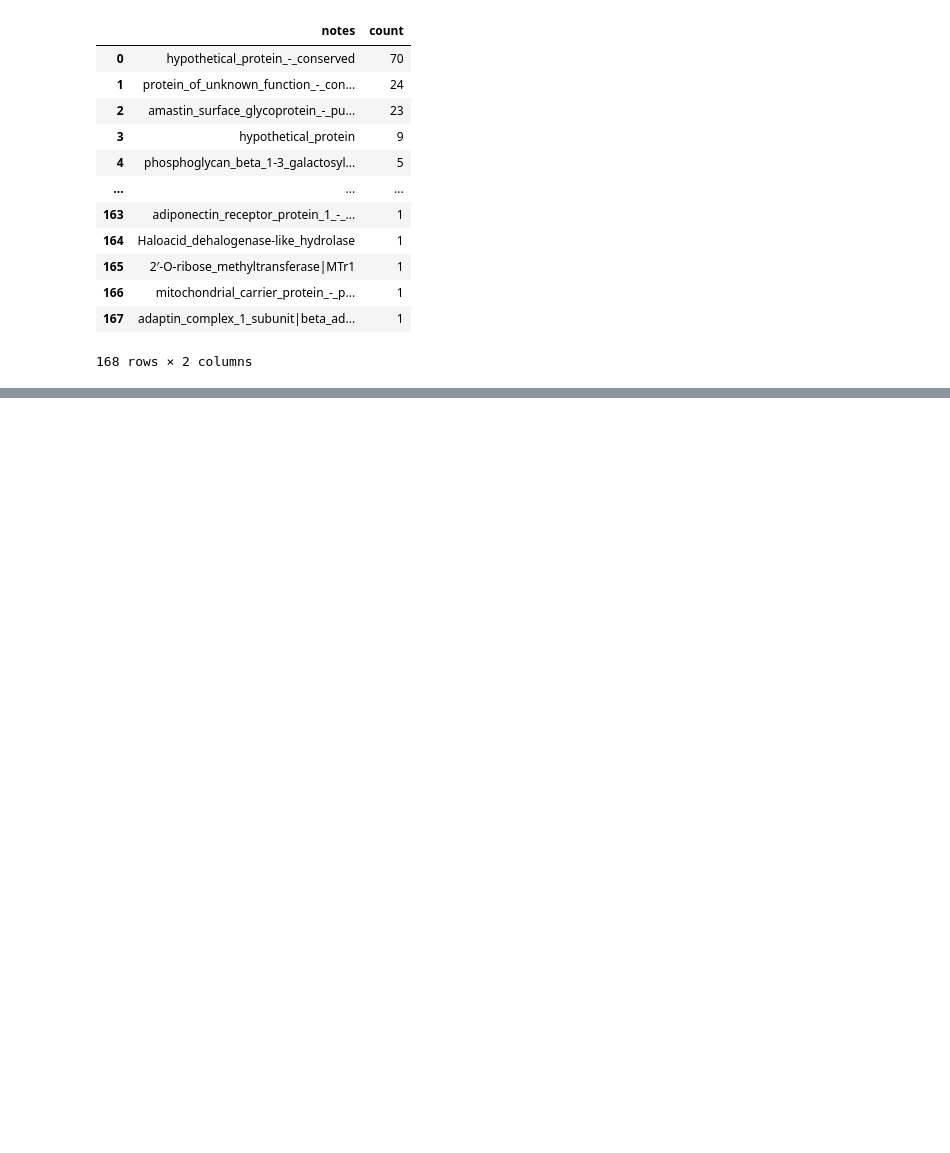
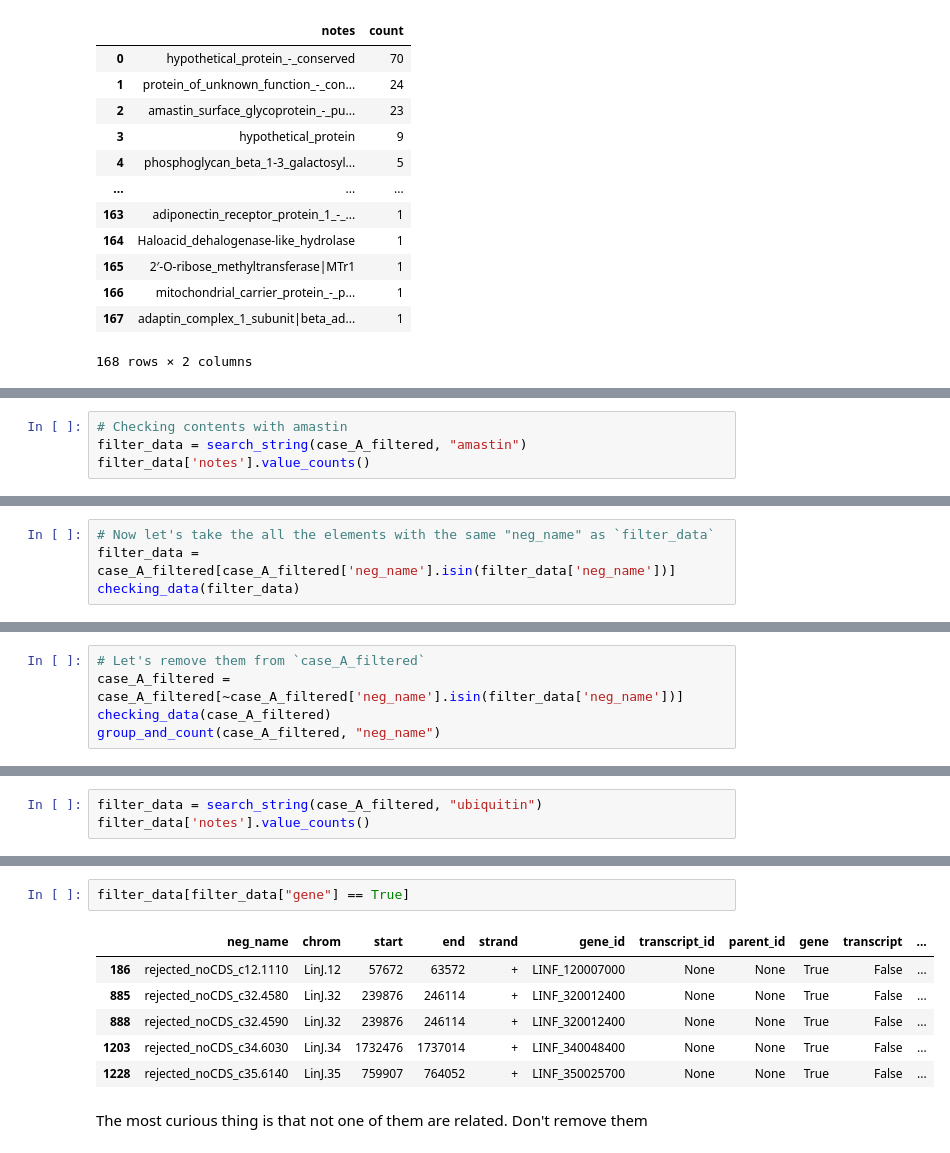
Before and after one commit to Viskuit/Test_BEDOPS, a Jupyter notebook: 25.Negative_analysis/1.NEGATIVE_location_Analysis.ipynb, the cells around one changed output, grey strips where cells are left out. Drawn from its saved outputs; the diff is of its cells as text; blank space fills up the shorter version.

```diff
--- a/25.Negative_analysis/1.NEGATIVE_location_Analysis.ipynb
+++ b/25.Negative_analysis/1.NEGATIVE_location_Analysis.ipynb
@@ -1310,0 +1171,4 @@ to_filter[to_filter['gene'] == True]
+# %%
+# Checking contents with amastin
+filter_data = search_string(case_A_filtered, "amastin")
+filter_data['notes'].value_counts()
@@ -1310,0 +1207,4 @@ to_filter[to_filter['gene'] == True]
+# %%
+# Now let's take the all the elements with the same "neg_name" as `filter_data`
+filter_data = case_A_filtered[case_A_filtered['neg_name'].isin(filter_data['neg_name'])]
+checking_data(filter_data)
@@ -1310,0 +1214,5 @@ to_filter[to_filter['gene'] == True]
+# %%
+# Let's remove them from `case_A_filtered`
+case_A_filtered = case_A_filtered[~case_A_filtered['neg_name'].isin(filter_data['neg_name'])]
+checking_data(case_A_filtered)
+group_and_count(case_A_filtered, "neg_name")
@@ -1310,0 +1238,3 @@ to_filter[to_filter['gene'] == True]
+# %%
+filter_data = search_string(case_A_filtered, "ubiquitin")
+filter_data['notes'].value_counts()
@@ -1310,0 +1250,11 @@ to_filter[to_filter['gene'] == True]
+# %%
+filter_data[filter_data["gene"] == True]
+# %% [output]
+|  | neg_name | chrom | start | end | strand | gene_id | transcript_id | parent_id | gene | transcript | ... |
+| 186 | rejected_noCDS_c12.1110 | LinJ.12 | 57672 | 63572 | + | LINF_120007000 | None | None | True | False | ... |
+| 885 | rejected_noCDS_c32.4580 | LinJ.32 | 239876 | 246114 | + | LINF_320012400 | None | None | True | False | ... |
+| 888 | rejected_noCDS_c32.4590 | LinJ.32 | 239876 | 246114 | + | LINF_320012400 | None | None | True | False | ... |
+| 1203 | rejected_noCDS_c34.6030 | LinJ.34 | 1732476 | 1737014 | + | LINF_340048400 | None | None | True | False | ... |
+| 1228 | rejected_noCDS_c35.6140 | LinJ.35 | 759907 | 764052 | + | LINF_350025700 | None | None | True | False | ... |
+# %% [markdown]
+The most curious thing is that not one of them are related. Don't remove them
```
Also changed, not shown: parts of 56 cells of this notebook.
